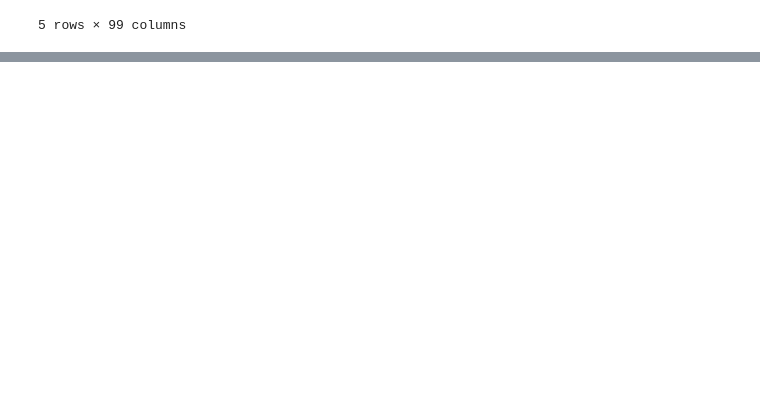
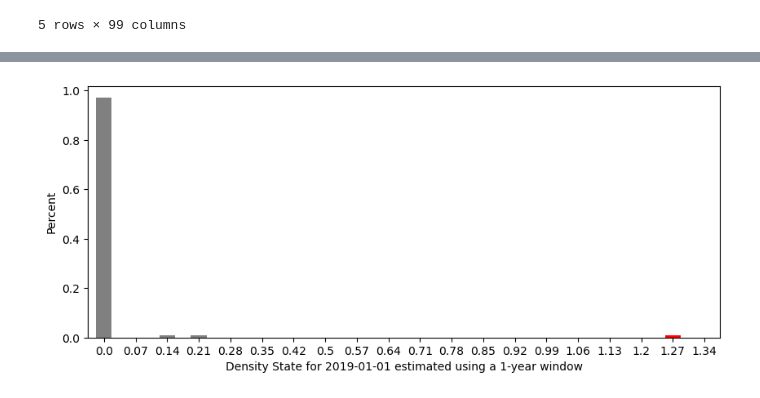
Before and after one commit to shaoyuliu98/Quantitative-Research, a Jupyter notebook: Eigen Portfolio.ipynb, the cells around one changed output, grey strips where cells are left out. Cells and saved outputs as stored; diff of their text form; code cells hidden in the pictures; blank space fills up the shorter version.

```diff
--- a/Eigen Portfolio.ipynb
+++ b/Eigen Portfolio.ipynb
@@ -38,0 +119,11 @@ price_df.head(5)
+# %%
+slicing = np.linspace(pca.explained_variance_.min()*0.99,pca.explained_variance_.max(),20)
+density_pca = pd.concat([pd.cut(pca.explained_variance_,bins=slicing).describe()['freqs'],pd.Series([0])])
+density_pca.index = slicing.round(2)
+density_pca.plot.bar(figsize=(10,4),color=['gray']*(len(density_pca)-2)+['red'])
+plt.xticks(rotation=0)
+plt.ylabel('Percent')
+plt.xlabel('Density State for 2019-01-01 estimated using a 1-year window')
+plt.show()
+# %% [output]
+[figure, added]
```
Also changed, not shown: parts of 19 cells of this notebook.
